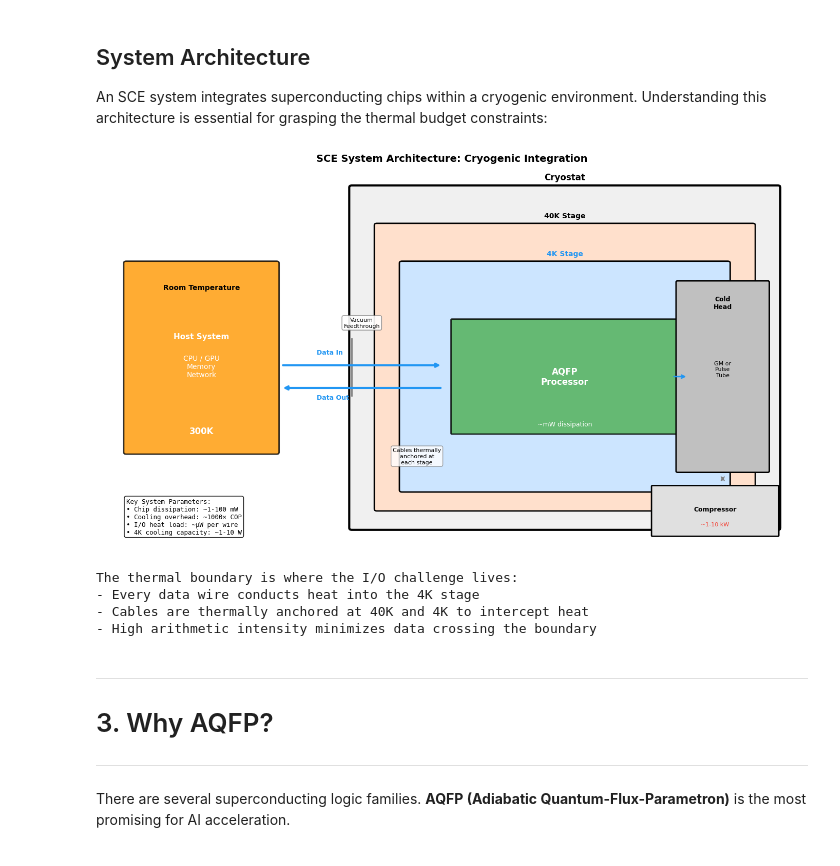
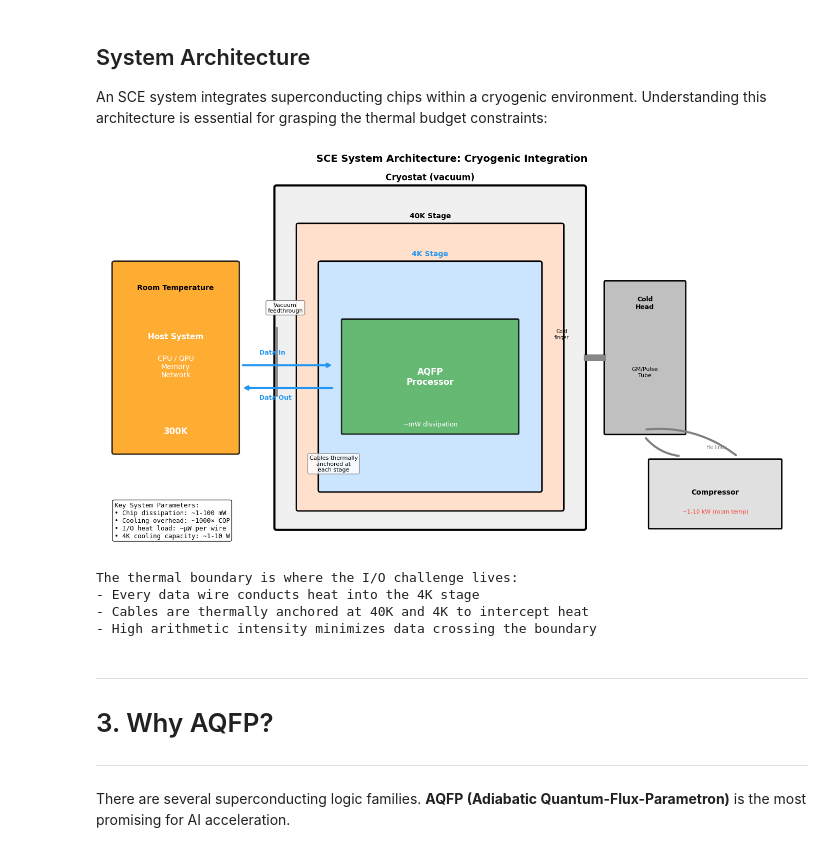
Before and after one commit to Adiabatic-Machines/sce-futures, a Jupyter notebook: notebooks/00_executive_overview.ipynb, the cells around one changed output. Saved outputs shown, nothing was run; the diff lists cells and outputs as text; code cells hidden in the pictures.

Commit message:
Fix system architecture diagram: cold head & compressor outside cryostat
- Narrowed cryostat boundary so external components are clearly outside
- Added cold finger connecting cold head into cryostat
- Added helium lines between compressor and cold head
- Compressor clearly at room temperature

Co-Authored-By: Claude Opus 4.5 <noreply@anthropic.com>

```diff
--- a/notebooks/00_executive_overview.ipynb
+++ b/notebooks/00_executive_overview.ipynb
@@ -227,7 +227,7 @@ An SCE system integrates superconducting chips within a cryogenic environment. U
 # %%
 # Visualize: SCE System Architecture
 fig, ax = plt.subplots(figsize=(14, 8))
-ax.set_xlim(0, 14)
+ax.set_xlim(0, 16)
 ax.set_ylim(0, 10)
 ax.axis('off')
 
@@ -237,109 +237,111 @@ colors_temp = {
     '4K': '#cce5ff',    # cold blue
 }
 
-# === CRYOSTAT (right side) ===
-# Cryostat vacuum vessel (outer boundary)
-cryostat = FancyBboxPatch((5, 0.5), 8.5, 9, boxstyle="round,pad=0.05",
+# === CRYOSTAT (center) ===
+# Cryostat vacuum vessel (outer boundary) - narrower to leave room for external components
+cryostat = FancyBboxPatch((4, 0.5), 7, 9, boxstyle="round,pad=0.05",
                            facecolor='#f0f0f0', edgecolor='black', linewidth=3)
 ax.add_patch(cryostat)
-ax.text(9.25, 9.7, 'Cryostat', ha='center', fontsize=12, fontweight='bold')
+ax.text(7.5, 9.7, 'Cryostat (vacuum)', ha='center', fontsize=12, fontweight='bold')
 
 # 40K - Intermediate stage (radiation shield)
-stage_40k = FancyBboxPatch((5.5, 1), 7.5, 7.5, boxstyle="round,pad=0.05",
+stage_40k = FancyBboxPatch((4.5, 1), 6, 7.5, boxstyle="round,pad=0.05",
                             facecolor=colors_temp['40K'], edgecolor='black', linewidth=2)
 ax.add_patch(stage_40k)
-ax.text(9.25, 8.7, '40K Stage', ha='center', fontsize=10, fontweight='bold')
+ax.text(7.5, 8.7, '40K Stage', ha='center', fontsize=10, fontweight='bold')
 
 # 4K - Cold stage (innermost)
-stage_4k = FancyBboxPatch((6, 1.5), 6.5, 6, boxstyle="round,pad=0.05",
+stage_4k = FancyBboxPatch((5, 1.5), 5, 6, boxstyle="round,pad=0.05",
                            facecolor=colors_temp['4K'], edgecolor='black', linewidth=2)
 ax.add_patch(stage_4k)
-ax.text(9.25, 7.7, '4K Stage', ha='center', fontsize=10, fontweight='bold', color=COLORS['primary'])
+ax.text(7.5, 7.7, '4K Stage', ha='center', fontsize=10, fontweight='bold', color=COLORS['primary'])
 
 # SCE Chip at 4K
-chip = FancyBboxPatch((7, 3), 4.5, 3, boxstyle="round,pad=0.02",
+chip = FancyBboxPatch((5.5, 3), 4, 3, boxstyle="round,pad=0.02",
                        facecolor=COLORS['sce'], edgecolor='black', linewidth=2, alpha=0.8)
 ax.add_patch(chip)
-ax.text(9.25, 4.5, 'AQFP\nProcessor', ha='center', va='center', fontsize=12,
+ax.text(7.5, 4.5, 'AQFP\nProcessor', ha='center', va='center', fontsize=12,
         fontweight='bold', color='white')
-ax.text(9.25, 3.2, '~mW dissipation', ha='center', fontsize=9, color='white')
+ax.text(7.5, 3.2, '~mW dissipation', ha='center', fontsize=9, color='white')
 
-# Cryocooler cold head (attached to cryostat)
-cryo_head = FancyBboxPatch((11.5, 2), 1.8, 5, boxstyle="round,pad=0.03",
+# === COLD HEAD (outside cryostat, connected via flange) ===
+cryo_head = FancyBboxPatch((11.5, 3), 1.8, 4, boxstyle="round,pad=0.03",
                             facecolor='#c0c0c0', edgecolor='black', linewidth=2)
 ax.add_patch(cryo_head)
 ax.text(12.4, 6.3, 'Cold\nHead', ha='center', fontsize=9, fontweight='bold')
-ax.text(12.4, 4.5, 'GM or\nPulse\nTube', ha='center', fontsize=8)
+ax.text(12.4, 4.5, 'GM/Pulse\nTube', ha='center', fontsize=8)
 
-# Heat flow arrows (from stages to cold head)
-ax.annotate('', xy=(11.4, 4.5), xytext=(11.7, 4.5),
-            arrowprops=dict(arrowstyle='<-', color=COLORS['primary'], lw=2))
+# Cold finger penetrating into cryostat
+ax.plot([11, 11.5], [5, 5], color='#c0c0c0', linewidth=8, solid_capstyle='butt')
+ax.plot([11, 11.5], [5, 5], color='black', linewidth=10, solid_capstyle='butt', alpha=0.3)
+ax.text(10.5, 5.5, 'Cold\nfinger', fontsize=7, ha='center')
+
+# === COMPRESSOR (external, bottom right) ===
+compressor = FancyBboxPatch((12.5, 0.5), 3, 1.8, boxstyle="round,pad=0.02",
+                             facecolor='#e0e0e0', edgecolor='black', linewidth=2)
+ax.add_patch(compressor)
+ax.text(14, 1.4, 'Compressor', ha='center', fontsize=10, fontweight='bold')
+ax.text(14, 0.9, '~1-10 kW (room temp)', ha='center', fontsize=8, color=COLORS['danger'])
+
+# Helium lines connecting compressor to cold head
+ax.annotate('', xy=(12.4, 2.9), xytext=(13.2, 2.4),
+            arrowprops=dict(arrowstyle='-', color='gray', lw=3,
+                          connectionstyle='arc3,rad=-0.2'))
+ax.annotate('', xy=(12.4, 3.1), xytext=(14.5, 2.4),
+            arrowprops=dict(arrowstyle='-', color='gray', lw=3,
+                          connectionstyle='arc3,rad=0.2'))
+ax.text(13.8, 2.6, 'He lines', fontsize=7, color='gray')
 
 # === HOST SYSTEM (left side, completely outside cryostat) ===
-host = FancyBboxPatch((0.5, 2.5), 3, 5, boxstyle="round,pad=0.05",
+host = FancyBboxPatch((0.3, 2.5), 2.8, 5, boxstyle="round,pad=0.05",
                        facecolor=COLORS['secondary'], edgecolor='black', linewidth=2, alpha=0.8)
 ax.add_patch(host)
-ax.text(2, 6.8, 'Room Temperature', ha='center', fontsize=10, fontweight='bold')
-ax.text(2, 5.5, 'Host System', ha='center', fontsize=11, fontweight='bold', color='white')
-ax.text(2, 4.5, 'CPU / GPU\nMemory\nNetwork', ha='center', fontsize=10, color='white')
-ax.text(2, 3.0, '300K', ha='center', fontsize=12, fontweight='bold', color='white')
+ax.text(1.7, 6.8, 'Room Temperature', ha='center', fontsize=10, fontweight='bold')
+ax.text(1.7, 5.5, 'Host System', ha='center', fontsize=11, fontweight='bold', color='white')
+ax.text(1.7, 4.5, 'CPU / GPU\nMemory\nNetwork', ha='center', fontsize=10, color='white')
+ax.text(1.7, 3.0, '300K', ha='center', fontsize=12, fontweight='bold', color='white')
 
 # === I/O CABLES (crossing into cryostat) ===
-# Draw cable bundle crossing the vacuum boundary
-ax.annotate('', xy=(6.8, 4.8), xytext=(3.6, 4.8),
-            arrowprops=dict(arrowstyle='->', color=COLORS['primary'], lw=3,
-                          connectionstyle='arc3,rad=0'))
-ax.annotate('', xy=(3.6, 4.2), xytext=(6.8, 4.2),
-            arrowprops=dict(arrowstyle='->', color=COLORS['primary'], lw=3,
-                          connectionstyle='arc3,rad=0'))
+ax.annotate('', xy=(5.3, 4.8), xytext=(3.2, 4.8),
+            arrowprops=dict(arrowstyle='->', color=COLORS['primary'], lw=3))
+ax.annotate('', xy=(3.2, 4.2), xytext=(5.3, 4.2),
+            arrowprops=dict(arrowstyle='->', color=COLORS['primary'], lw=3))
 
-# Cable labels
-ax.text(4.3, 5.1, 'Data In', fontsize=9, color=COLORS['primary'], fontweight='bold')
-ax.text(4.3, 3.9, 'Data Out', fontsize=9, color=COLORS['primary'], fontweight='bold')
+ax.text(3.6, 5.1, 'Data In', fontsize=9, color=COLORS['primary'], fontweight='bold')
+ax.text(3.6, 3.9, 'Data Out', fontsize=9, color=COLORS['primary'], fontweight='bold')
 
 # Feedthrough annotation
-ax.text(5.2, 5.8, 'Vacuum\nFeedthrough', fontsize=8, ha='center',
+ax.text(4.2, 6.2, 'Vacuum\nfeedthrough', fontsize=8, ha='center',
         bbox=dict(boxstyle='round', facecolor='white', edgecolor='gray', alpha=0.9))
-ax.plot([5.0, 5.0], [4.0, 5.5], color='gray', linewidth=2, linestyle='-')
+ax.plot([4.0, 4.0], [4.0, 5.8], color='gray', linewidth=2, linestyle='-')
 
 # Thermal anchoring note
-ax.text(6.3, 2.2, 'Cables thermally\nanchored at\neach stage', fontsize=8, ha='center',
+ax.text(5.3, 2.0, 'Cables thermally\nanchored at\neach stage', fontsize=8, ha='center',
         bbox=dict(boxstyle='round', facecolor='white', edgecolor='gray', alpha=0.8))
-
-# === COMPRESSOR (external, at bottom) ===
-compressor = FancyBboxPatch((11, 0.3), 2.5, 1.3, boxstyle="round,pad=0.02",
-                             facecolor='#e0e0e0', edgecolor='black', linewidth=2)
-ax.add_patch(compressor)
-ax.text(12.25, 0.95, 'Compressor', ha='center', fontsize=9, fontweight='bold')
-ax.text(12.25, 0.55, '~1-10 kW', ha='center', fontsize=8, color=COLORS['danger'])
-
-# Helium lines to cold head
-ax.annotate('', xy=(12.4, 1.7), xytext=(12.4, 1.9),
-            arrowprops=dict(arrowstyle='<->', color='gray', lw=1.5))
 
 # === KEY METRICS BOX ===
 metrics_text = """Key System Parameters:
 • Chip dissipation: ~1-100 mW
 • Cooling overhead: ~1000× COP
 • I/O heat load: ~µW per wire
 • 4K cooling capacity: ~1-10 W"""
 
-ax.text(0.5, 0.3, metrics_text, fontsize=9, fontfamily='monospace',
+ax.text(0.3, 0.2, metrics_text, fontsize=9, fontfamily='monospace',
         bbox=dict(boxstyle='round', facecolor='white', edgecolor='black', alpha=0.9),
         verticalalignment='bottom')
 
 # Title
 ax.set_title('SCE System Architecture: Cryogenic Integration', fontsize=14, fontweight='bold', pad=10)
 
 plt.tight_layout()
 plt.show()
 
 print("The thermal boundary is where the I/O challenge lives:")
 print("- Every data wire conducts heat into the 4K stage")
 print("- Cables are thermally anchored at 40K and 4K to intercept heat")
 print("- High arithmetic intensity minimizes data crossing the boundary")
 # %% [output]
-[figure, old version]
+[figure, new version]
 The thermal boundary is where the I/O challenge lives:
 - Every data wire conducts heat into the 4K stage
 - Cables are thermally anchored at 40K and 4K to intercept heat
```
